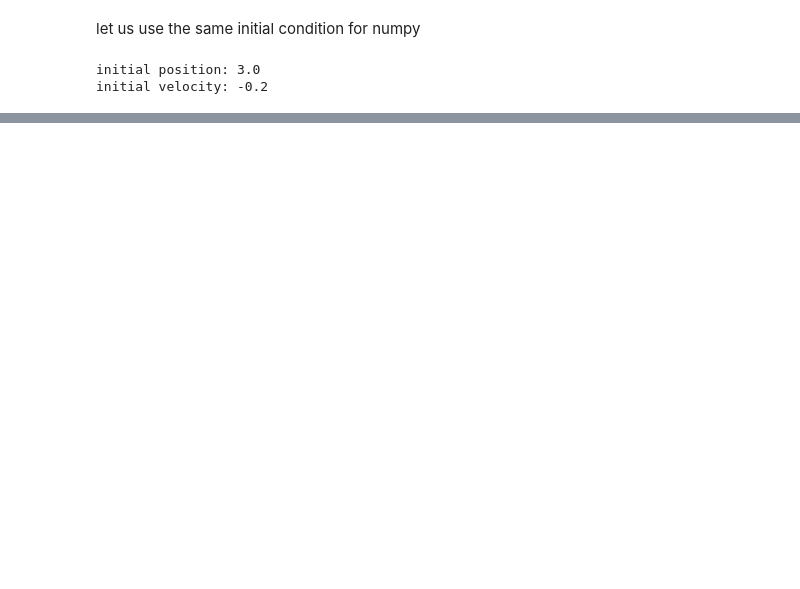
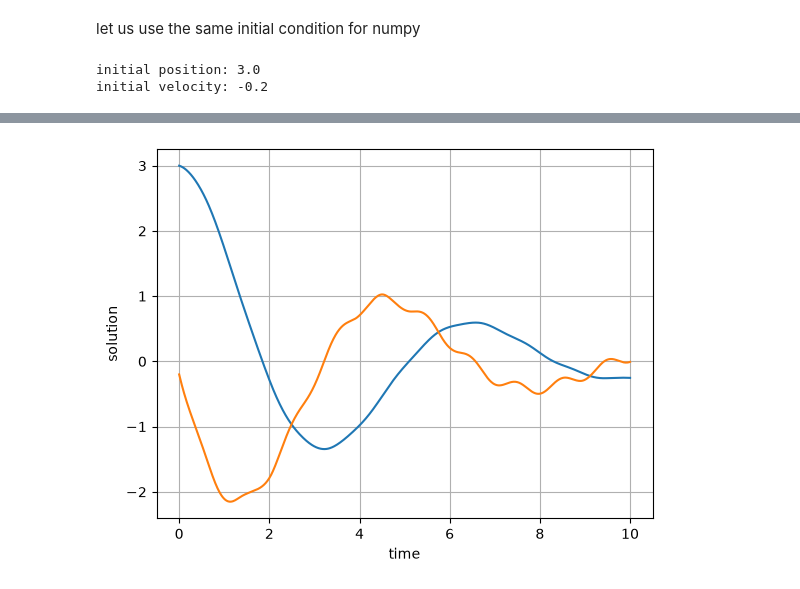
Before and after one commit to itsyuen/learning, a Jupyter notebook: matlab_python/g07_python_numpy_matplot.ipynb, the cells around one changed output, grey strips where cells are left out. Cells and saved outputs as stored; diff of their text form; code cells hidden in the pictures; blank space fills up the shorter version.

```diff
--- a/matlab_python/g07_python_numpy_matplot.ipynb
+++ b/matlab_python/g07_python_numpy_matplot.ipynb
@@ -289,0 +369,33 @@ fixed time step of 0.01 having 1001 steps
+# %%
+# import ODE solver from SciPy
+from scipy.integrate import solve_ivp
+
+# forced input frequency
+f = 1  # Hz
+
+# state equation: x_dot = A*x + B*u(t)
+def state_eq(t, x):
+    u_t = 0.5 * np.sin(2 * np.pi * f * t)
+    return A @ x + B.flatten() * u_t
+
+# solve the state equation
+sol = solve_ivp(
+    state_eq,
+    [t[0], t[-1]],
+    x0.flatten(),
+    t_eval=t
+)
+
+# extract time and states
+t_ode = sol.t
+x_ode = sol.y
+
+plt.plot(t_ode, x_ode[0, :], label="position")
+plt.plot(t_ode, x_ode[1, :], label="velocity")
+
+plt.xlabel("time")
+plt.ylabel("solution")
+plt.grid()
+plt.show()
+# %% [output]
+[figure, added]
```
Also changed, not shown: parts of 10 cells of this notebook, 4 other files.
